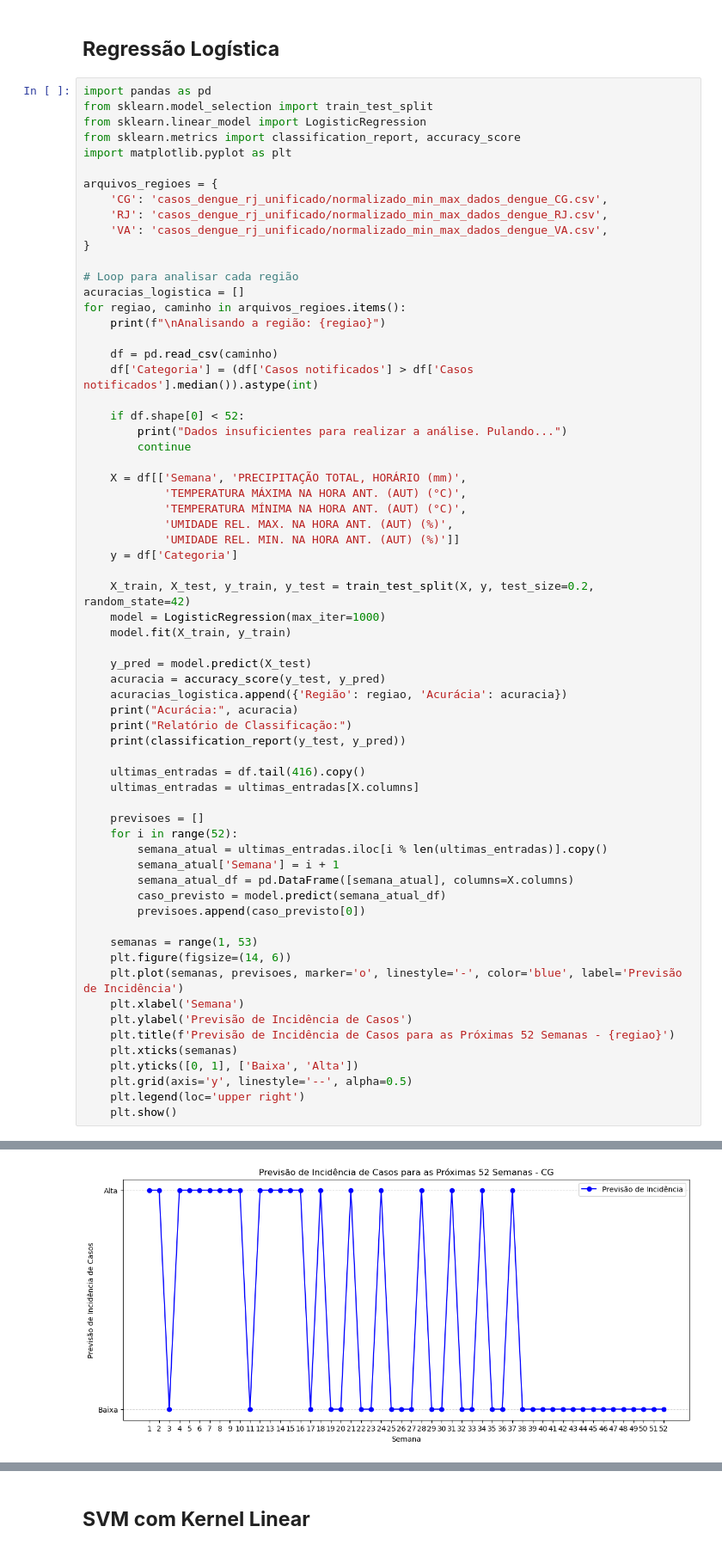
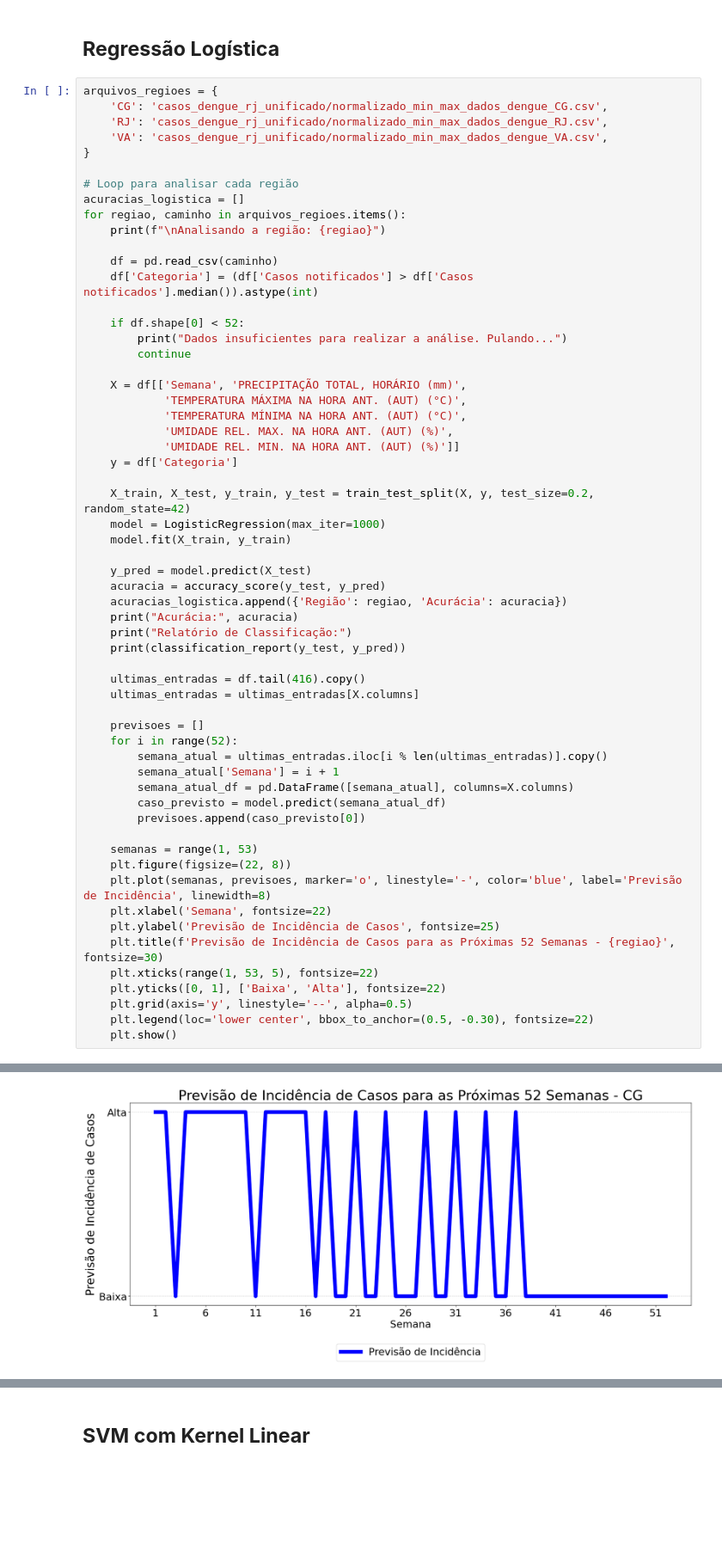
Before and after one commit to 07Dalmaso/TCC-, a Jupyter notebook: TCC - ANALISE PREDITIVA/anlise_preditiva.ipynb, the cells around one changed output, grey strips where cells are left out. Shown at 86% size. Drawn from its saved outputs; the diff is of its cells as text; blank space fills up the shorter version.

```diff
--- a/TCC - ANALISE PREDITIVA/anlise_preditiva.ipynb
+++ b/TCC - ANALISE PREDITIVA/anlise_preditiva.ipynb
@@ -602,12 +587,6 @@ Na região Valença:
 # %% [markdown]
 ## **Regressão Logística**
 # %%
-import pandas as pd
-from sklearn.model_selection import train_test_split
-from sklearn.linear_model import LogisticRegression
-from sklearn.metrics import classification_report, accuracy_score
-import matplotlib.pyplot as plt
-
 arquivos_regioes = {
     'CG': 'casos_dengue_rj_unificado/normalizado_min_max_dados_dengue_CG.csv',
     'RJ': 'casos_dengue_rj_unificado/normalizado_min_max_dados_dengue_RJ.csv',
@@ -643,42 +622,42 @@ for regiao, caminho in arquivos_regioes.items():
     print("Acurácia:", acuracia)
     print("Relatório de Classificação:")
     print(classification_report(y_test, y_pred))
 
     ultimas_entradas = df.tail(416).copy()
     ultimas_entradas = ultimas_entradas[X.columns]
 
     previsoes = []
     for i in range(52):
         semana_atual = ultimas_entradas.iloc[i % len(ultimas_entradas)].copy()
         semana_atual['Semana'] = i + 1
         semana_atual_df = pd.DataFrame([semana_atual], columns=X.columns)
         caso_previsto = model.predict(semana_atual_df)
         previsoes.append(caso_previsto[0])
 
     semanas = range(1, 53)
-    plt.figure(figsize=(14, 6))
-    plt.plot(semanas, previsoes, marker='o', linestyle='-', color='blue', label='Previsão de Incidência')
-    plt.xlabel('Semana')
-    plt.ylabel('Previsão de Incidência de Casos')
-    plt.title(f'Previsão de Incidência de Casos para as Próximas 52 Semanas - {regiao}')
-    plt.xticks(semanas)
-    plt.yticks([0, 1], ['Baixa', 'Alta'])
+    plt.figure(figsize=(22, 8))
+    plt.plot(semanas, previsoes, marker='o', linestyle='-', color='blue', label='Previsão de Incidência', linewidth=8)
+    plt.xlabel('Semana', fontsize=22)
+    plt.ylabel('Previsão de Incidência de Casos', fontsize=25)
+    plt.title(f'Previsão de Incidência de Casos para as Próximas 52 Semanas - {regiao}', fontsize=30)
+    plt.xticks(range(1, 53, 5), fontsize=22)
+    plt.yticks([0, 1], ['Baixa', 'Alta'], fontsize=22)
     plt.grid(axis='y', linestyle='--', alpha=0.5)
-    plt.legend(loc='upper right')
+    plt.legend(loc='lower center', bbox_to_anchor=(0.5, -0.30), fontsize=22)
     plt.show()
 # %% [output]
 Analisando a região: CG
 Acurácia: 0.5476190476190477
 Relatório de Classificação:
               precision    recall  f1-score   support
 
            0       0.44      0.75      0.56        32
            1       0.73      0.42      0.54        52
 
     accuracy                           0.55        84
    macro avg       0.59      0.59      0.55        84
 weighted avg       0.62      0.55      0.54        84
-[figure, old version]
+[figure, new version]
 Analisando a região: RJ
 Acurácia: 0.6428571428571429
 Relatório de Classificação:
```
Also changed, not shown: parts of 7 cells of this notebook, 30 other files.
